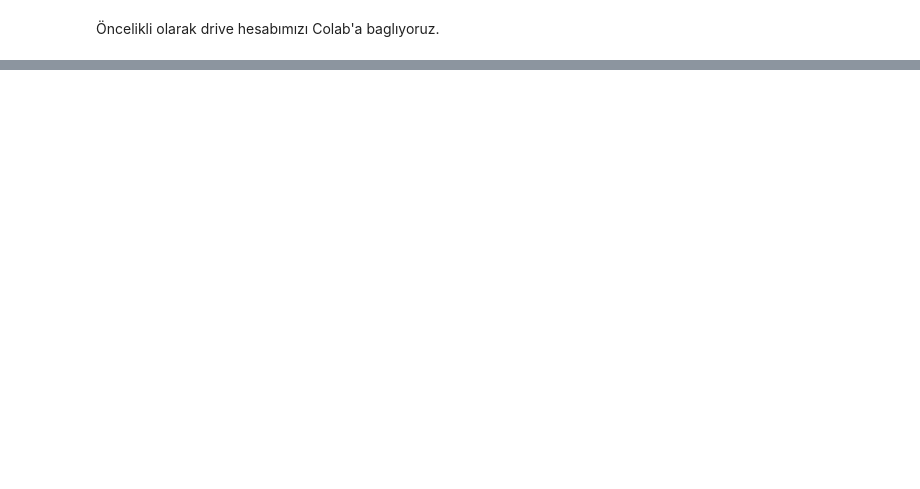
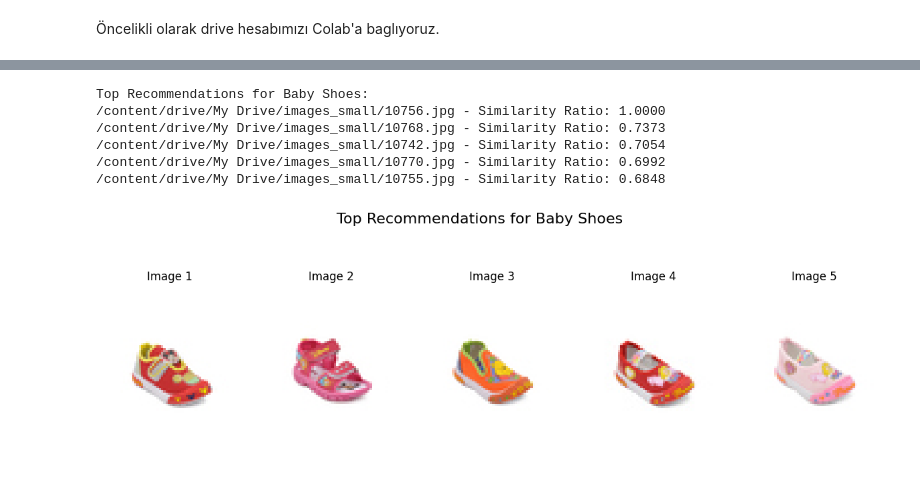
Before and after one commit to sertugsener/FashionRecommendationSystem, a Jupyter notebook: fashion_recommendation_system.ipynb, the cells around one changed output, grey strips where cells are left out. Drawn from its saved outputs; the diff is of its cells as text; code cells hidden in the pictures; blank space fills up the shorter version.

```diff
--- a/fashion_recommendation_system.ipynb
+++ b/fashion_recommendation_system.ipynb
@@ -115,0 +417,15 @@ plt.show()
+# %%
+recommendations_baby_shoes.sort(key=lambda x: x[1], reverse=True)
+top_recommendations_paths_baby_shoes = [os.path.join(image_directory, rec[0]) for rec in recommendations_baby_shoes[:num_recommendations]]
+print("Top Recommendations for Baby Shoes:")
+for path, similarity in zip(top_recommendations_paths_baby_shoes, [rec[1] for rec in recommendations_baby_shoes[:num_recommendations]]):
+    print(f"{path} - Similarity Ratio: {similarity:.4f}")
+display_images(top_recommendations_paths_baby_shoes, "Top Recommendations for Baby Shoes")
+# %% [output]
+Top Recommendations for Baby Shoes:
+/content/drive/My Drive/images_small/10756.jpg - Similarity Ratio: 1.0000
+/content/drive/My Drive/images_small/10768.jpg - Similarity Ratio: 0.7373
+/content/drive/My Drive/images_small/10742.jpg - Similarity Ratio: 0.7054
+/content/drive/My Drive/images_small/10770.jpg - Similarity Ratio: 0.6992
+/content/drive/My Drive/images_small/10755.jpg - Similarity Ratio: 0.6848
+[figure, added]
```
Also changed, not shown: parts of 49 cells of this notebook.
